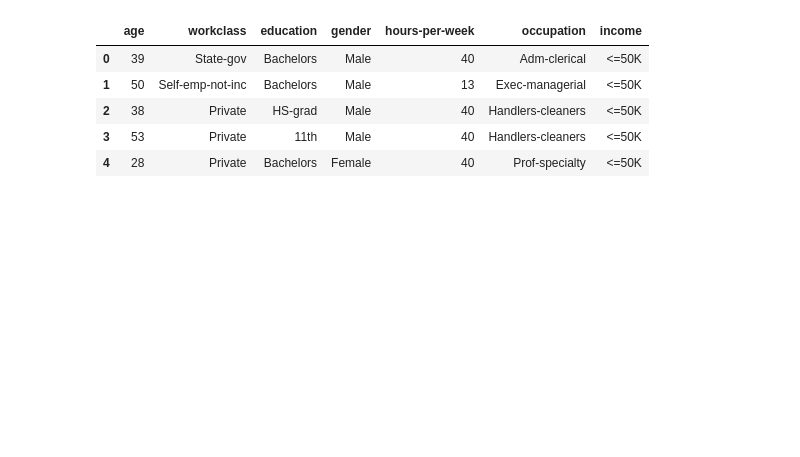
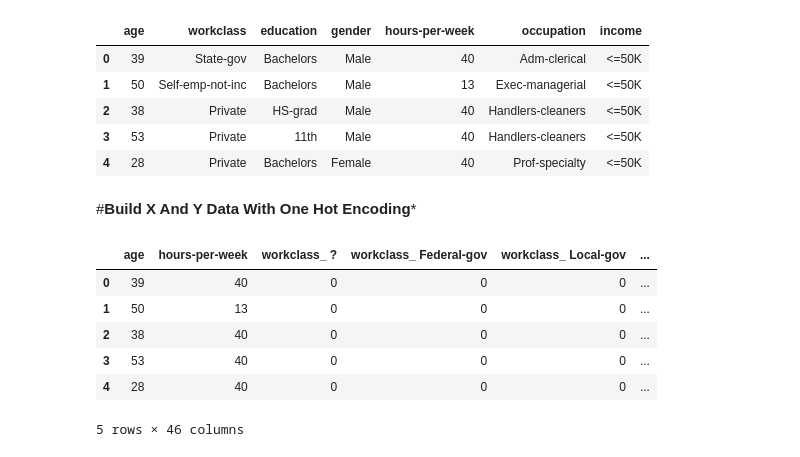
Before and after one commit to maxwell-ebert/Mammoth-Interactive-ML-Fundamentals, a Jupyter notebook: Lesson 3/Load_And_Clean_A_Public_Dataset.ipynb, the cells around one changed output. Cells and saved outputs as stored; diff of their text form; code cells hidden in the pictures; blank space fills up the shorter version.

```diff
--- a/Lesson 3/Load_And_Clean_A_Public_Dataset.ipynb
+++ b/Lesson 3/Load_And_Clean_A_Public_Dataset.ipynb
@@ -61,3 +61,17 @@ data.head()
 | 2 | 38 | Private | HS-grad | Male | 40 | Handlers-cleaners | <=50K |
 | 3 | 53 | Private | 11th | Male | 40 | Handlers-cleaners | <=50K |
 | 4 | 28 | Private | Bachelors | Female | 40 | Prof-specialty | <=50K |
+# %% [markdown]
+#**Build X And Y Data With One Hot Encoding***
+# %%
+dummies = pandas.get_dummies(data)
+# %%
+dummies.head()
+# %% [output]
+|  | age | hours-per-week | workclass_ ? | workclass_ Federal-gov | workclass_ Local-gov | ... |
+| 0 | 39 | 40 | 0 | 0 | 0 | ... |
+| 1 | 50 | 13 | 0 | 0 | 0 | ... |
+| 2 | 38 | 40 | 0 | 0 | 0 | ... |
+| 3 | 53 | 40 | 0 | 0 | 0 | ... |
+| 4 | 28 | 40 | 0 | 0 | 0 | ... |
+5 rows × 46 columns
```
Also changed, not shown: parts of 11 cells of this notebook, 1 other file.
